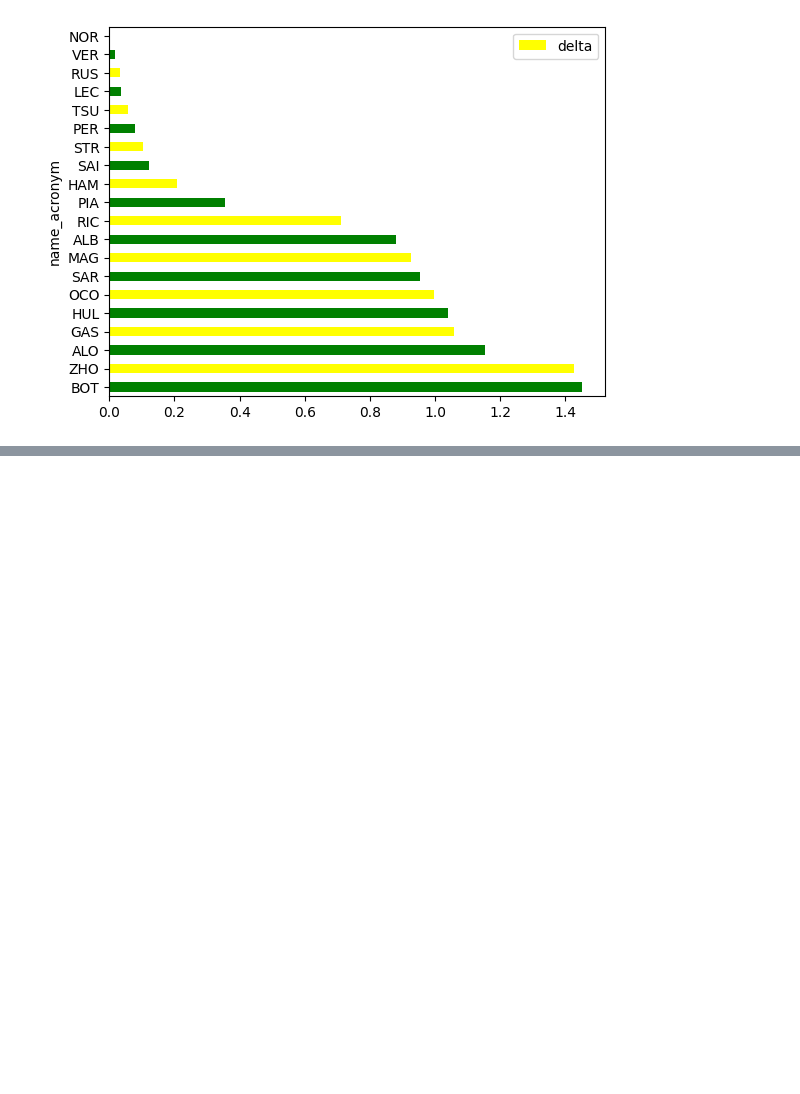
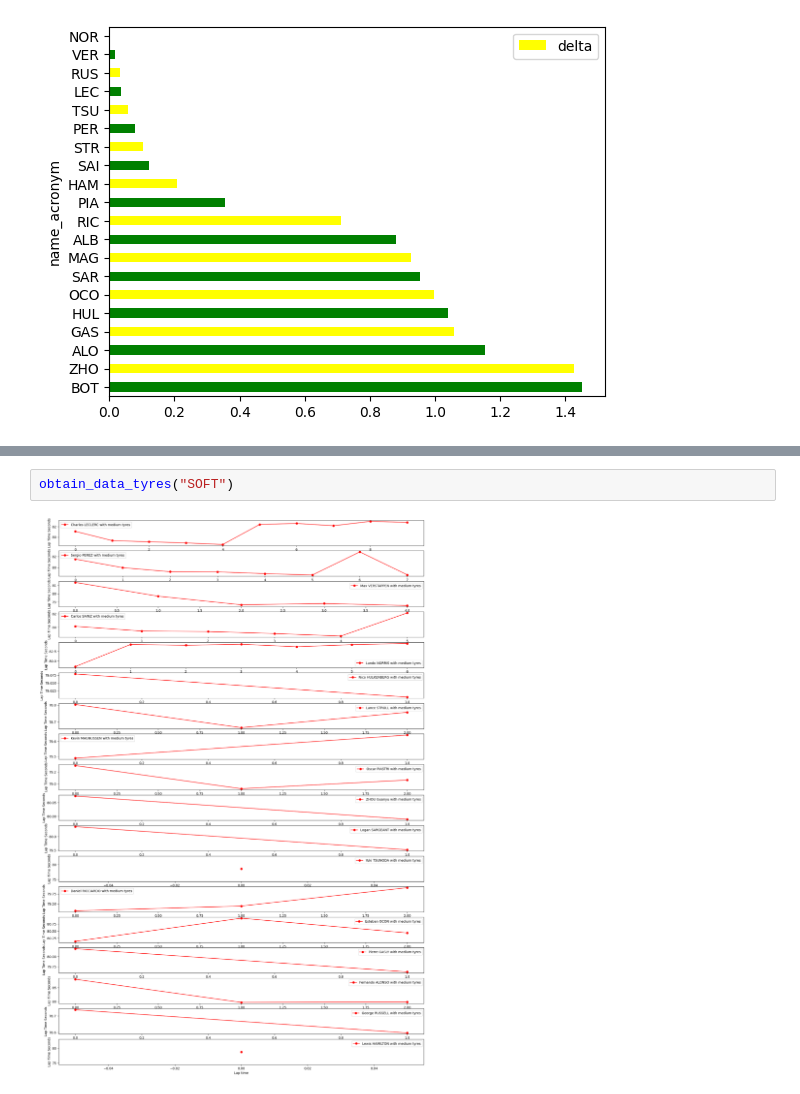
Before and after one commit to frankdelpiero/F1_notebooks, a Jupyter notebook: F1_24/Australian GP.ipynb, the cells around one changed output, grey strips where cells are left out. Saved outputs shown, nothing was run; the diff lists cells and outputs as text; blank space fills up the shorter version.

```diff
--- a/F1_24/Australian GP.ipynb
+++ b/F1_24/Australian GP.ipynb
@@ -406,0 +486,4 @@ newdataset.sort_values(ascending=True,by='delta').plot.barh('name_acronym','delt
+# %%
+obtain_data_tyres("SOFT")
+# %% [output]
+[figure, added]
```
Also changed, not shown: parts of 53 cells of this notebook.
